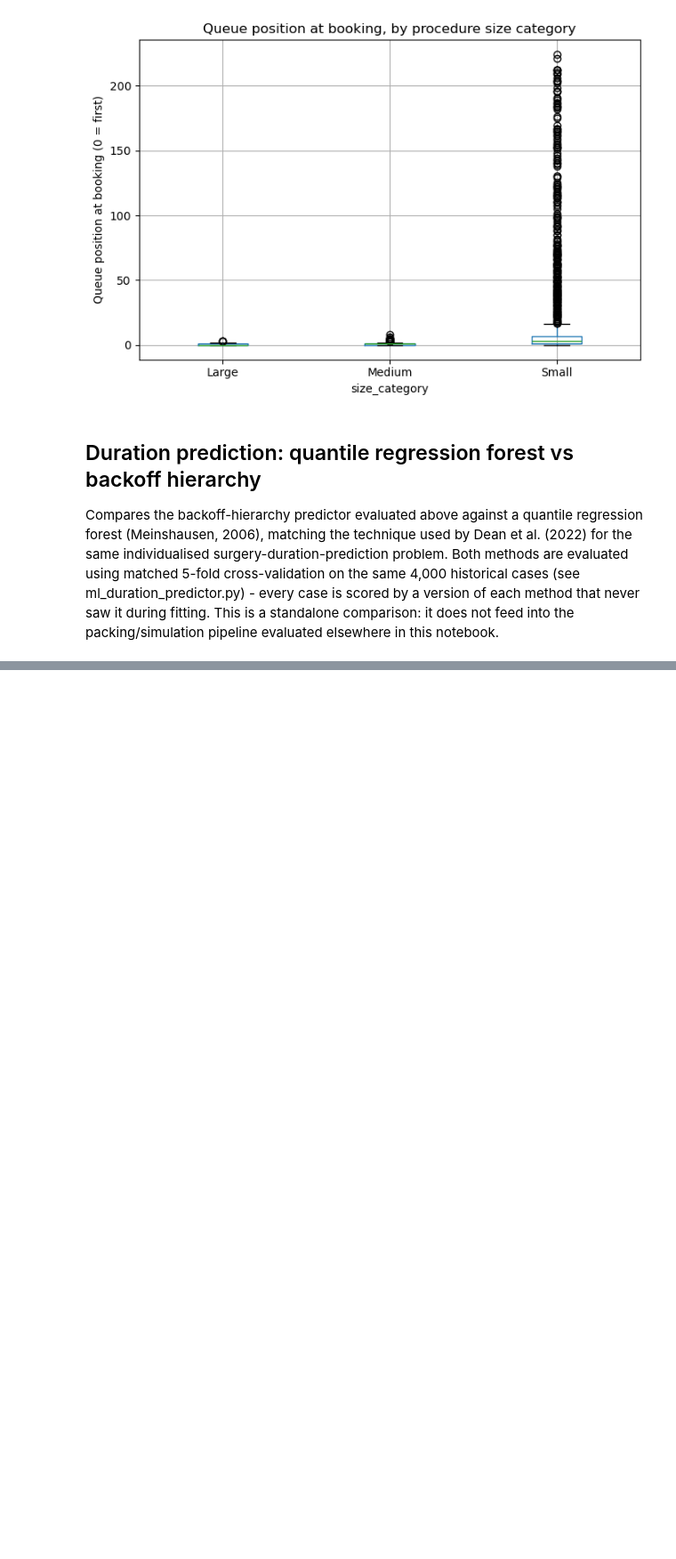
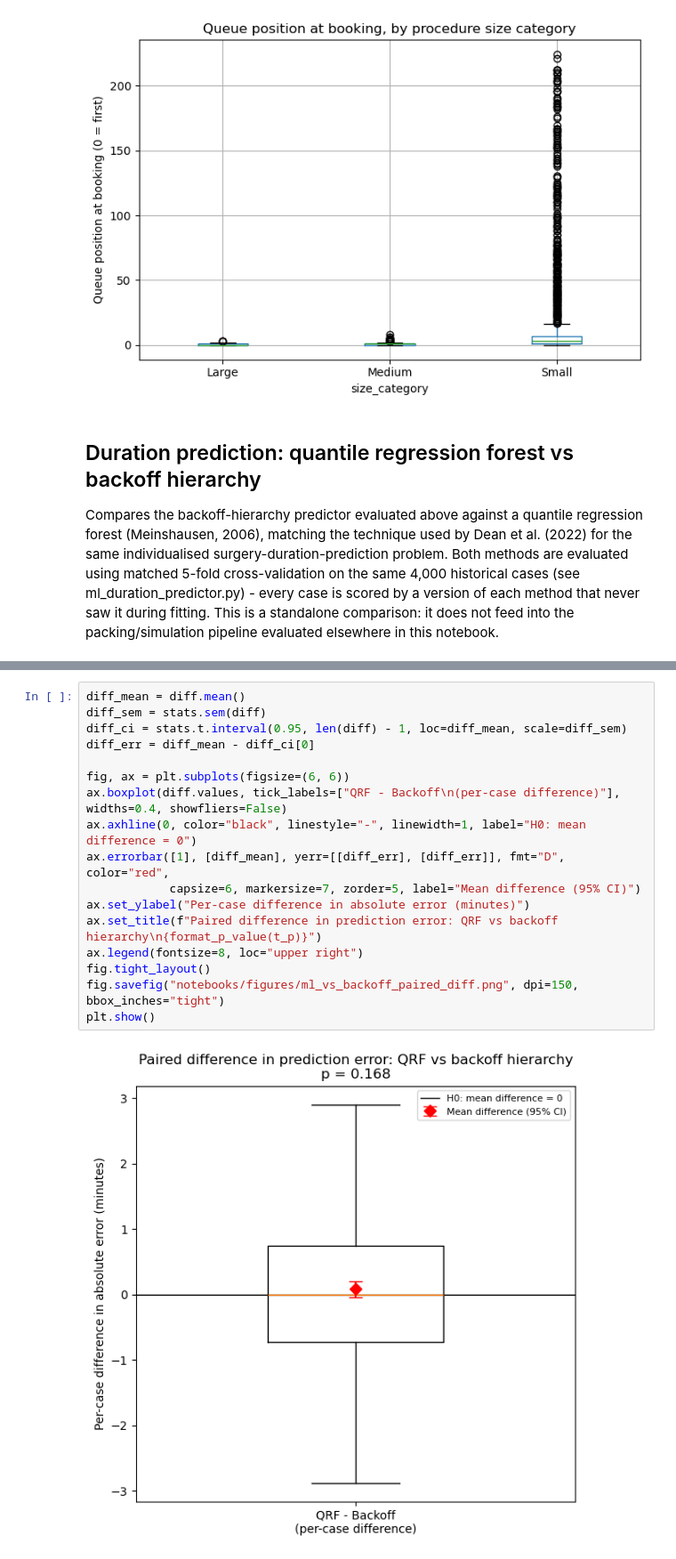
Before and after one commit to peterjohnston1357/Masters_project, a Jupyter notebook: notebooks/condition_comparison_analysis.ipynb, the cells around one changed output, grey strips where cells are left out. Shown at 89% size. Drawn from its saved outputs; the diff is of its cells as text; blank space fills up the shorter version.

```diff
--- a/notebooks/condition_comparison_analysis.ipynb
+++ b/notebooks/condition_comparison_analysis.ipynb
@@ -747,0 +693,19 @@ t-test p = 0.1679, Wilcoxon p = 0.1712, Cohen's d = 0.022
+# %%
+diff_mean = diff.mean()
+diff_sem = stats.sem(diff)
+diff_ci = stats.t.interval(0.95, len(diff) - 1, loc=diff_mean, scale=diff_sem)
+diff_err = diff_mean - diff_ci[0]
+
+fig, ax = plt.subplots(figsize=(6, 6))
+ax.boxplot(diff.values, tick_labels=["QRF - Backoff\n(per-case difference)"], widths=0.4, showfliers=False)
+ax.axhline(0, color="black", linestyle="-", linewidth=1, label="H0: mean difference = 0")
+ax.errorbar([1], [diff_mean], yerr=[[diff_err], [diff_err]], fmt="D", color="red",
+            capsize=6, markersize=7, zorder=5, label="Mean difference (95% CI)")
+ax.set_ylabel("Per-case difference in absolute error (minutes)")
+ax.set_title(f"Paired difference in prediction error: QRF vs backoff hierarchy\n{format_p_value(t_p)}")
+ax.legend(fontsize=8, loc="upper right")
+fig.tight_layout()
+fig.savefig("notebooks/figures/ml_vs_backoff_paired_diff.png", dpi=150, bbox_inches="tight")
+plt.show()
+# %% [output]
+[figure, added]
```
Also changed, not shown: parts of 6 cells of this notebook, 6 other files.
